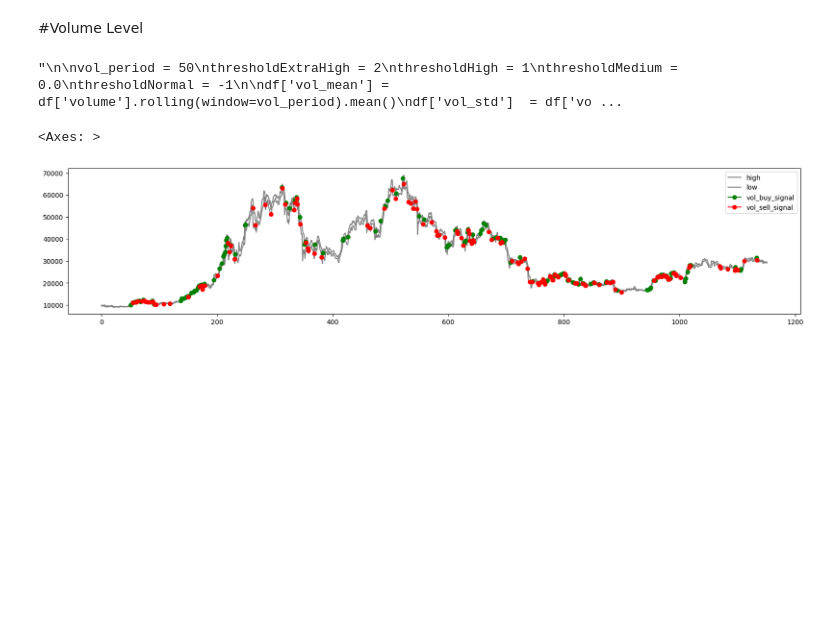
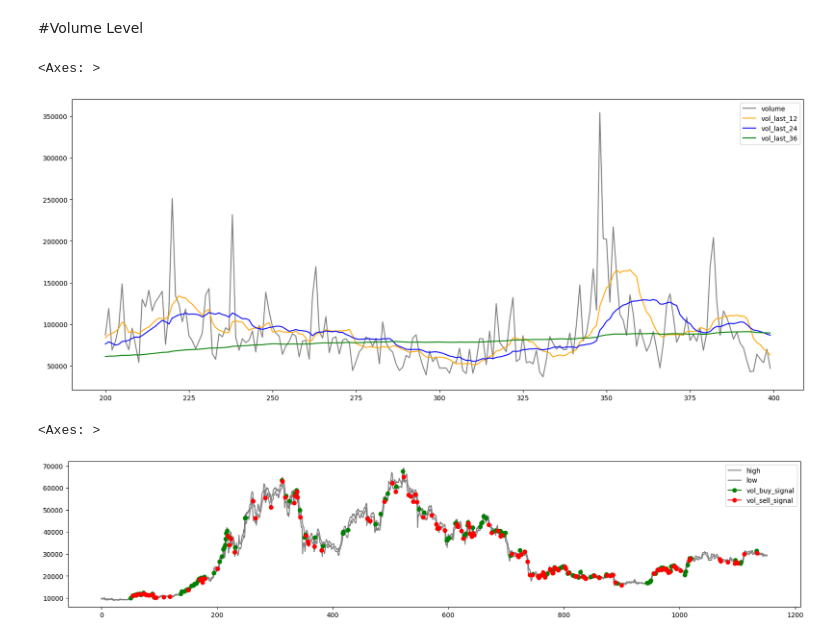
Before and after one commit to lbisaro/trd_app, a Jupyter notebook: backtest/test_volume.ipynb, the cells around one changed output. Cells and saved outputs as stored; diff of their text form; code cells hidden in the pictures; blank space fills up the shorter version.

```diff
--- a/backtest/test_volume.ipynb
+++ b/backtest/test_volume.ipynb
@@ -28,40 +28,17 @@ with open(klines_file, 'rb') as file:
     #data.set_index('datetime',inplace=True)
 # %% [markdown]
 #Volume Level
-# %%
-"""
-
-vol_period = 50
-thresholdExtraHigh = 2
-thresholdHigh = 1
-thresholdMedium = 0.0
-thresholdNormal = -1
-
-df['vol_mean'] = df['volume'].rolling(window=vol_period).mean()
-df['vol_std']  = df['volume'].rolling(window=vol_period).std()
-df['vol_eh'] = df['vol_std'] * thresholdExtraHigh + df['vol_mean']
-df['vol_h'] = df['vol_std'] * thresholdHigh + df['vol_mean']
-df['vol_m'] = df['vol_std'] * thresholdMedium + df['vol_mean']
-df['vol_n'] = df['vol_std'] * thresholdNormal + df['vol_mean']
-df['vol_range'] = np.where((df['volume']>0)&(df['volume']<=df['vol_n']),1,0)
-df['vol_range'] = np.where((df['volume']>df['vol_n'])&(df['volume']<=df['vol_m']),2,df['vol_range'])
-df['vol_range'] = np.where((df['volume']>df['vol_m'])&(df['volume']<=df['vol_h']),3,df['vol_range'])
-df['vol_range'] = np.where((df['volume']>df['vol_h'])&(df['volume']<=df['vol_eh']),4,df['vol_range'])
-df['vol_range'] = np.where((df['volume']>df['vol_eh']),5,df['vol_range'])
-
-print('0: ',df[df['vol_range']==0]['vol_range'].count())
-print('1: ',df[df['vol_range']==1]['vol_range'].count())
-print('2: ',df[df['vol_range']==2]['vol_range'].count())
-print('3: ',df[df['vol_range']==3]['vol_range'].count())
-print('4: ',df[df['vol_range']==4]['vol_range'].count())
-print('5: ',df[df['vol_range']==5]['vol_range'].count())
-
-#El volumen debe estar entre medio (vol_m) y alto (vol_h)
-#df['status_vol'] = np.where((df['volume']>df['vol_m']) & (df['volume']<df['vol_h']),df['volume'],None)
-df[['volume','vol_eh','vol_h','vol_m','vol_n']][200:].plot(figsize=(20,8),style=['red','gray','gray','gray','gray'])
-"""
-# %% [output]
-"\n\nvol_period = 50\nthresholdExtraHigh = 2\nthresholdHigh = 1\nthresholdMedium = 0.0\nthresholdNormal = -1\n\ndf['vol_mean'] = df['volume'].rolling(window=vol_period).mean()\ndf['vol_std']  = df['vo ...
+# %%
+
+
+df['vol_last_36'] = df['volume'].rolling(window=200).mean()
+df['vol_last_24'] = df['volume'].rolling(window=24).mean()
+df['vol_last_12'] = df['volume'].rolling(window=12).mean()
+
+df[['volume','vol_last_12','vol_last_24','vol_last_36']][200:400].plot(figsize=(20,8),style=['gray','orange','blue','green','gray'])
+# %% [output]
+<Axes: >
+[figure, added]
 # %%
 df = volume_level(df,period=50)
 df['vol_buy_signal'] = np.where(df['vol_signal']==1,df['close'],None)
```
Also changed, not shown: parts of 1 cell of this notebook, 43 other files.
